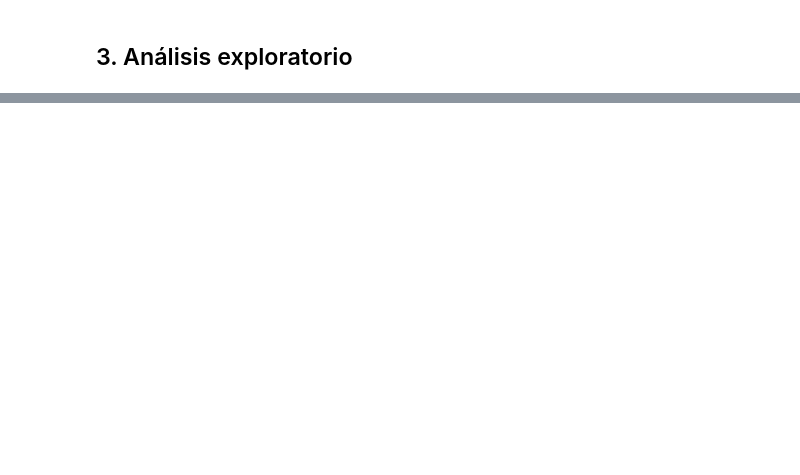
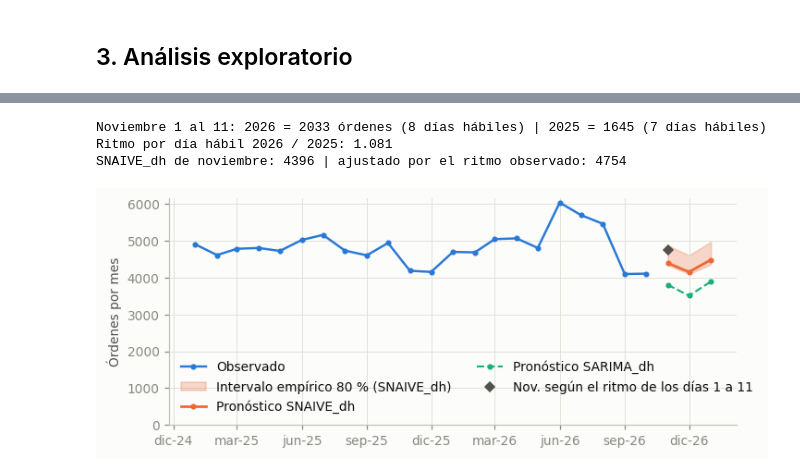
Before and after one commit to DannyV1992/curso_modelado, a Jupyter notebook: Tareas/Proyecto_integrador/Avance_1/Notebook_Avance_Forecast_Mensual.ipynb, the cells around one changed output, grey strips where cells are left out. Cells and saved outputs as stored; diff of their text form; code cells hidden in the pictures; blank space fills up the shorter version.

```diff
--- a/Tareas/Proyecto_integrador/Avance_1/Notebook_Avance_Forecast_Mensual.ipynb
+++ b/Tareas/Proyecto_integrador/Avance_1/Notebook_Avance_Forecast_Mensual.ipynb
@@ -519,0 +498,29 @@ Octubre 2026 observado hasta el día 25: 3036 órdenes (25 de 31 días)
+# %%
+# Contraste con lo ya observado en noviembre de 2026 (ritmo de los primeros días contra los mismos días de 2025)
+n_dias = nov_parcial.index[-1].day
+obs26 = nov_parcial.ordenes.sum()
+obs25 = diario["2025-11-01":"2025-11-%02d" % n_dias].ordenes.sum()
+bd26 = np.busday_count("2026-11-01", (nov_parcial.index[-1] + pd.Timedelta(days=1)).date())
+bd25 = np.busday_count("2025-11-01", "2025-11-%02d" % (n_dias + 1))
+ritmo = (obs26 / bd26) / (obs25 / bd25)
+print("Noviembre 1 al %d: 2026 = %d órdenes (%d días hábiles) | 2025 = %d (%d días hábiles)" % (n_dias, obs26, bd26, obs25, bd25))
+print("Ritmo por día hábil 2026 / 2025: %.3f" % ritmo)
+print("%s de noviembre: %d | ajustado por el ritmo observado: %d" % (MEJOR, fin.loc["2026-11-01", MEJOR], fin.loc["2026-11-01", MEJOR] * ritmo))
+
+fig, ax = plt.subplots(figsize=(7.2, 2.9))
+hist = serie["2025-01":]
+lo, hi = intervalo(MEJOR)
+ax.plot(hist.index, hist.values, color=C["azul"], lw=1.6, marker="o", ms=3, label="Observado")
+ax.fill_between(fut, lo, hi, color=C["naranja"], alpha=0.25, label="Intervalo empírico 80 % (" + MEJOR + ")")
+ax.plot(fut, fin[MEJOR], color=C["naranja"], lw=1.8, marker="o", ms=3, label="Pronóstico " + MEJOR)
+ax.plot(fut, fin["SARIMA_dh"], color=C["aqua"], lw=1.4, marker="o", ms=3, ls="--", label="Pronóstico SARIMA_dh")
+ax.plot([fut[0]], [fin.loc[fut[0], MEJOR] * ritmo], marker="D", ms=5, color=C["tinta2"], ls="none",
+        label="Nov. según el ritmo de los días 1 a %d" % n_dias)
+ax.set(ylabel="Órdenes por mes", ylim=(0, None)); ax.legend(loc="lower left", ncol=2)
+ax.xaxis.set_major_locator(mdates.MonthLocator(interval=3)); ax.xaxis.set_major_formatter(FMT_MES)
+fig.savefig("figuras/fig5_pronostico.png"); plt.show()
+# %% [output]
+Noviembre 1 al 11: 2026 = 2033 órdenes (8 días hábiles) | 2025 = 1645 (7 días hábiles)
+Ritmo por día hábil 2026 / 2025: 1.081
+SNAIVE_dh de noviembre: 4396 | ajustado por el ritmo observado: 4754
+[figure, added]
```
Also changed, not shown: parts of 46 cells of this notebook, 12 other files.
